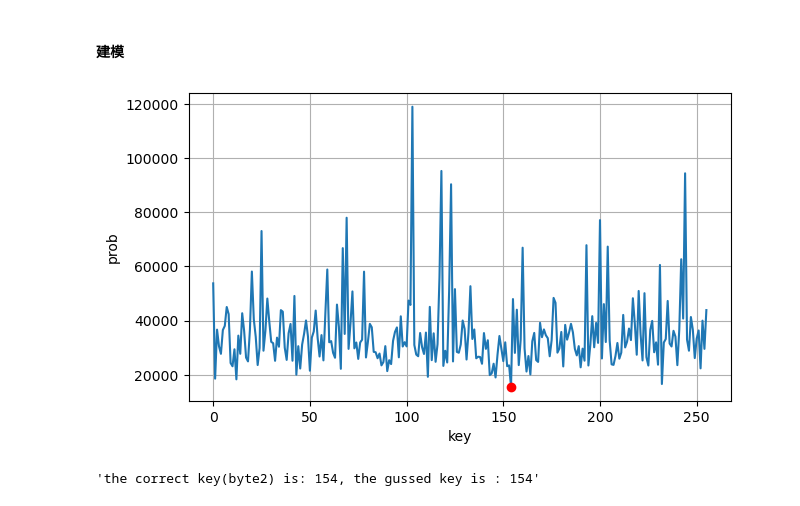
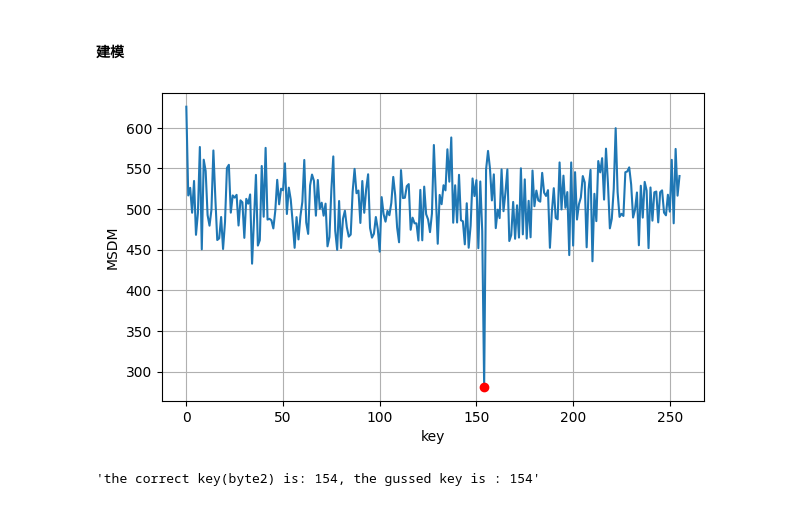
Before and after one commit to i4mhmh/easy-sca-repo, a Jupyter notebook: Mahalanobis-Distance-Similarity-Measure-Based-Distinguisher-for-Template-Attack/demo.ipynb, the cells around one changed output. Drawn from its saved outputs; the diff is of its cells as text; code cells hidden in the pictures.

```diff
--- a/Mahalanobis-Distance-Similarity-Measure-Based-Distinguisher-for-Template-Attack/demo.ipynb
+++ b/Mahalanobis-Distance-Similarity-Measure-Based-Distinguisher-for-Template-Attack/demo.ipynb
@@ -65,34 +65,41 @@ def get_mean_and_cov(i):
     vec_m = np.mean(i_class_traces, axis=0)
     centered_traces = i_class_traces - vec_m
     vec_C = np.cov(centered_traces, rowvar=False)
-    return vec_m, vec_C
+    return vec_m, vec_C, i_class_traces.shape[0]
+# %%
+sum_C_i = np.zeros(shape=(10, 10))
+for i in range(256):
+    _, vec_C, n_i = get_mean_and_cov(i)
+    sum_C_i += n_i * vec_C
+C_0 = sum_C_i / 256
 # %%
 distancs_list = []
 for ts in tqdm(range(256)):
     tmp_prob = 0
     for i in range(attack_traces.shape[0]):
         targets = cat.utils.AES_Sbox[attack_plaintext[i][byte_num] ^ ts]
-        vec_m, vec_C = get_mean_and_cov(targets)
+        vec_m, vec_C, _ = get_mean_and_cov(targets)
         # TODO: 数据量大了这个if就不要了
         if vec_C.shape != (num_poi, num_poi):
             omd = 0
         else:
             # 这里矩阵可能会不可逆, 下位代替求伪逆矩阵
-            omd = (attack_traces[i] - vec_m).T @ np.linalg.pinv(vec_C) @ (attack_traces[i] - vec_m)
+            # omd = (attack_traces[i] - vec_m).T @ np.linalg.pinv(vec_C) @ (attack_traces[i] - vec_m)
+            omd = (attack_traces[i] - vec_m).T @ np.linalg.pinv(C_0) @ (attack_traces[i] - vec_m)
         tmp_prob += omd
     distancs_list.append(tmp_prob)
 # %%
 guess_idx = np.argmin(distancs_list)
 
 plt.figure(figsize=(7,4))
 plt.plot(distancs_list)
 plt.plot(guess_idx, distancs_list[guess_idx], 'ro')
 plt.xlabel("key")
-plt.ylabel("prob")
+plt.ylabel("MSDM")
 plt.grid()
 plt.show()
 # %% [output]
-[figure, old version]
+[figure, new version]
 # %%
 f"the correct key(byte2) is: {keys[0][2]}, the gussed key is : {guess_idx}"
 # %% [output]
```
